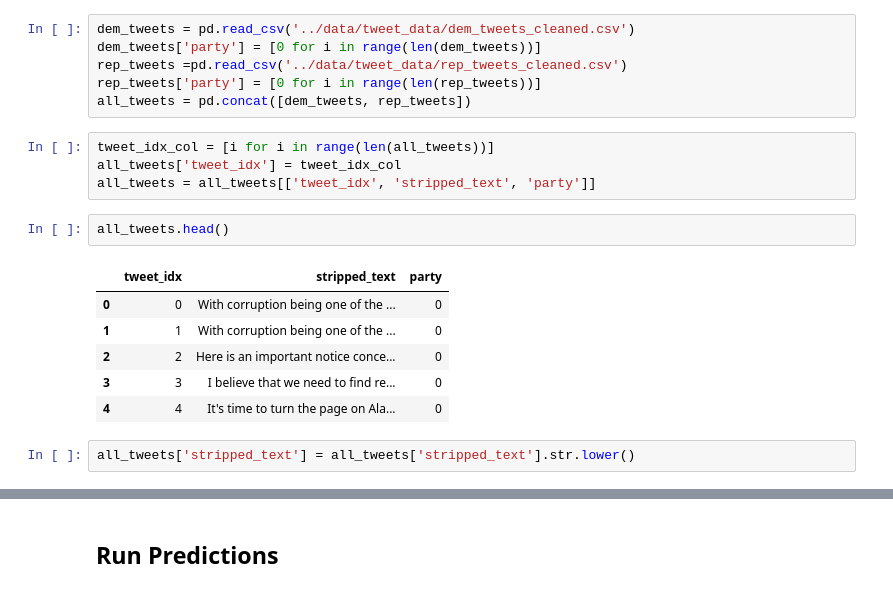
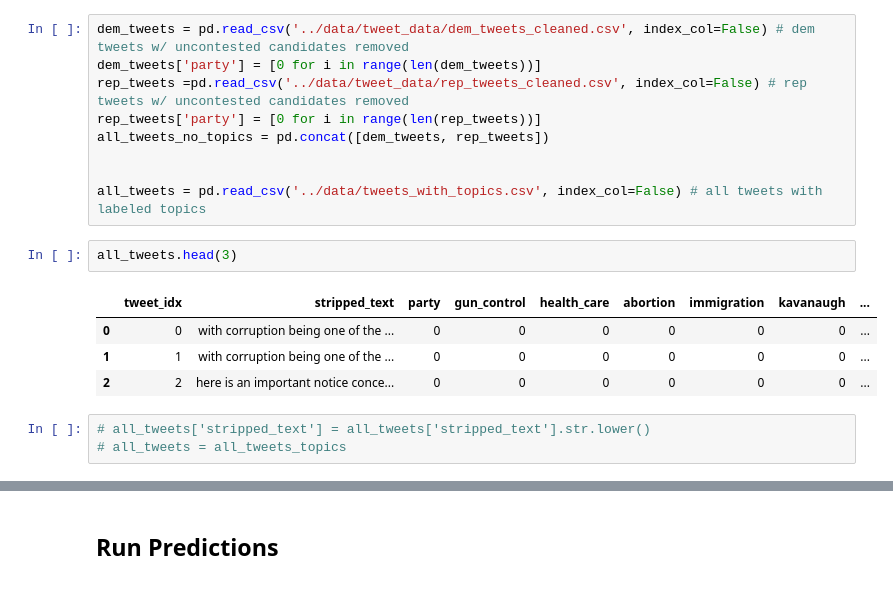
Before and after one commit to charles-tan/POCA, a Jupyter notebook: notebooks/logistic_regression.ipynb, the cells around one changed output, grey strips where cells are left out. Cells and saved outputs as stored; diff of their text form.

```diff
--- a/notebooks/logistic_regression.ipynb
+++ b/notebooks/logistic_regression.ipynb
@@ -101,23 +103,21 @@ def get_dict_corpus(text_data):
     corpus = [dictionary.doc2idx(text) for text in text_data]
     return dictionary, corpus
 # %%
-dem_tweets = pd.read_csv('../data/tweet_data/dem_tweets_cleaned.csv')
+dem_tweets = pd.read_csv('../data/tweet_data/dem_tweets_cleaned.csv', index_col=False) # dem tweets w/ uncontested candidates removed
 dem_tweets['party'] = [0 for i in range(len(dem_tweets))]
-rep_tweets =pd.read_csv('../data/tweet_data/rep_tweets_cleaned.csv')
+rep_tweets =pd.read_csv('../data/tweet_data/rep_tweets_cleaned.csv', index_col=False) # rep tweets w/ uncontested candidates removed
 rep_tweets['party'] = [0 for i in range(len(rep_tweets))]
-all_tweets = pd.concat([dem_tweets, rep_tweets])
+all_tweets_no_topics = pd.concat([dem_tweets, rep_tweets])
+
+
+all_tweets = pd.read_csv('../data/tweets_with_topics.csv', index_col=False) # all tweets with labeled topics
-# %%
-tweet_idx_col = [i for i in range(len(all_tweets))]
-all_tweets['tweet_idx'] = tweet_idx_col
-all_tweets = all_tweets[['tweet_idx', 'stripped_text', 'party']]
 # %%
-all_tweets.head()
+all_tweets.head(3)
 # %% [output]
-|  | tweet_idx | stripped_text | party |
-| 0 | 0 | With corruption being one of the ... | 0 |
-| 1 | 1 | With corruption being one of the ... | 0 |
-| 2 | 2 | Here is an important notice conce... | 0 |
-| 3 | 3 | I believe that we need to find re... | 0 |
-| 4 | 4 | It's time to turn the page on Ala... | 0 |
+|  | tweet_idx | stripped_text | party | gun_control | health_care | abortion | immigration | kavanaugh | ... |
+| 0 | 0 | with corruption being one of the ... | 0 | 0 | 0 | 0 | 0 | 0 | ... |
+| 1 | 1 | with corruption being one of the ... | 0 | 0 | 0 | 0 | 0 | 0 | ... |
+| 2 | 2 | here is an important notice conce... | 0 | 0 | 0 | 0 | 0 | 0 | ... |
 # %%
-all_tweets['stripped_text'] = all_tweets['stripped_text'].str.lower()
+# all_tweets['stripped_text'] = all_tweets['stripped_text'].str.lower()
+# all_tweets = all_tweets_topics
```
Also changed, not shown: parts of 20 cells of this notebook, 10 other files.
